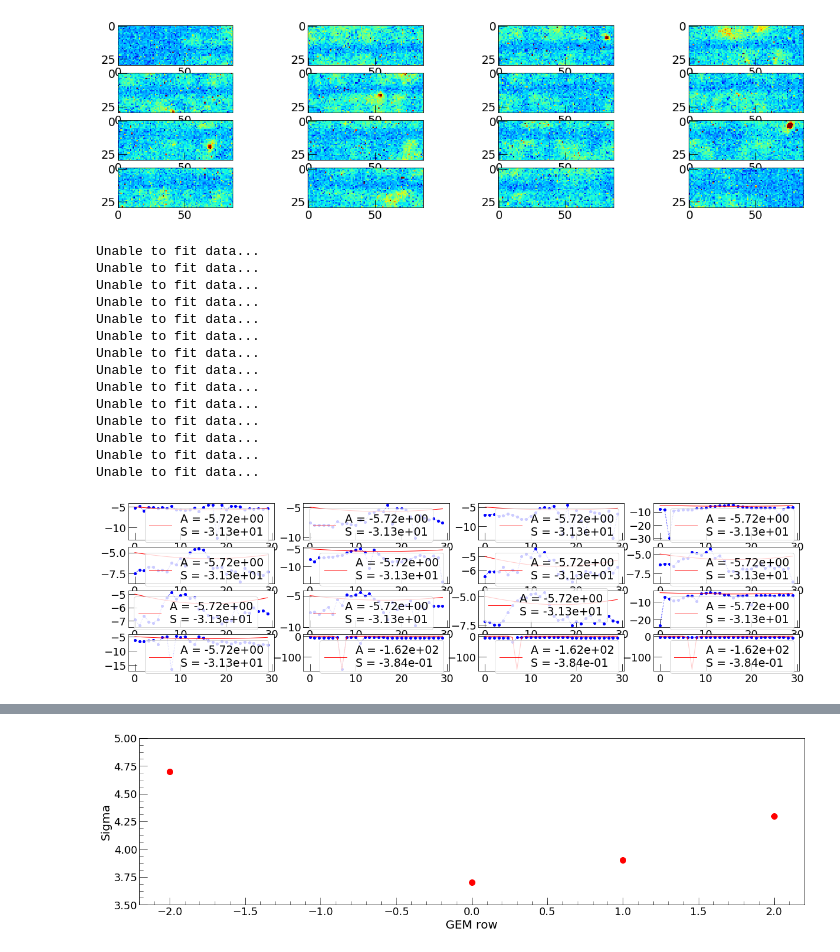
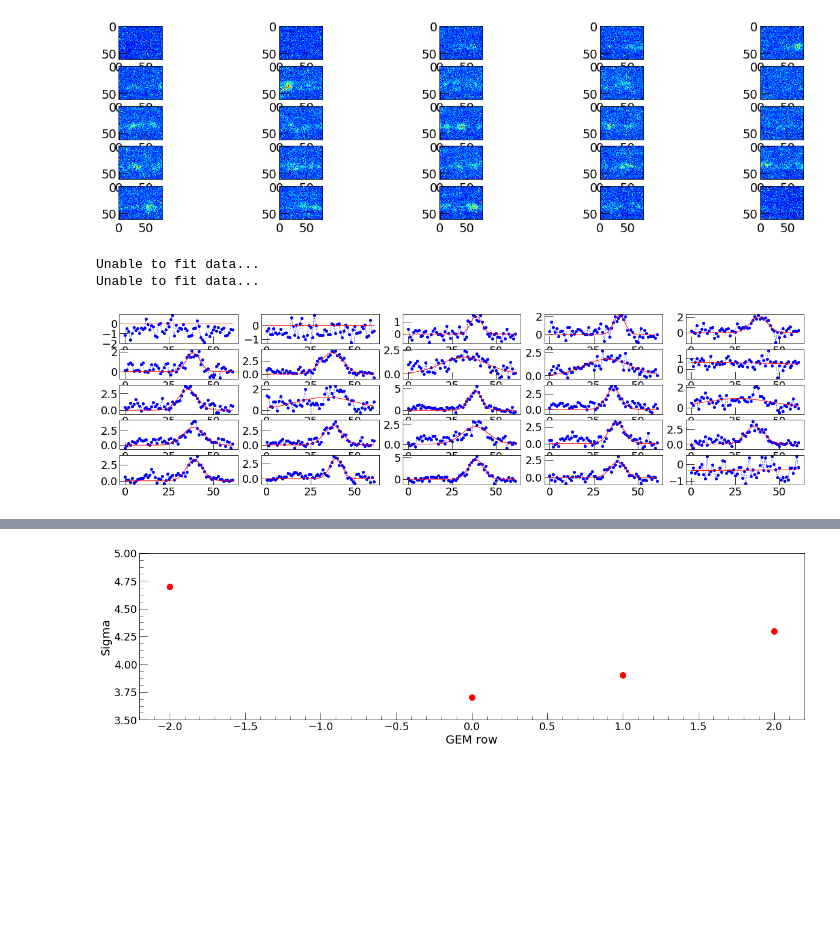
Before and after one commit to gmazzitelli/cygno, a Jupyter notebook: ImageProfiles-Calibration.ipynb, the cells around one changed output, grey strips where cells are left out. Saved outputs shown, nothing was run; the diff lists cells and outputs as text; code cells hidden in the pictures; blank space fills up the shorter version.

```diff
--- a/ImageProfiles-Calibration.ipynb
+++ b/ImageProfiles-Calibration.ipynb
@@ -49,6 +49,6 @@ Sigma mean: 7.00, sigma: 7.50, over th. (50) 102031
 # %%
 ###### avarege NumImage
-NumImage = 10
+NumImage = 1
 max_image=np.size(cy.swift_listdir(cy.file2FullPathCygnus(dataSelection, run, 'H5')))
 print ("# of Image Files: %d" % (max_image))
 for iImg in range(0, NumImage):
@@ -183,7 +220,11 @@ cy.set_atlas_style('long')
 # 0 - [900:940, 100:2048]
 #-1 - [1170:1210, 100:2048]
 #-2 - [1445:1475, 350:1750]
-imageCutted = image[360:390, 350:1750]
+#imageCutted = image[ys+30:ye-30,xs:xe]
+imageCutted = imgR[abs(ys+int((ye-ys)*m[0]))+20:
+                  abs(ye-int((ye-ys)*m[0]))-20,
+                  abs(xs-int((xe-xs)*m[0])):
+                  abs(xe+int((xe-xs)*m[0]))]
 plt.imshow(imageCutted, vmin=cimin,vmax=cimax, cmap='jet')
 
 plt.show()
@@ -202,15 +243,23 @@ ax[0].plot(xx, Xproj, 'r-', label='ph')
 ax[0].set_ylabel('average light profile [ph]')
 ax[0].set_xlabel('X [pixel]')
 ax[0].minorticks_on()
-ax[0].set_ylim(101,106)
+ax[0].set_ylim(100,110)
 ax[0].legend()
 
+#######
+Ymaen = Yproj.mean() #
+Ymin = Yproj.min() #
+######
 x0 = xy.size/2
 s0 = 5
-a0 = max(Yproj)
-ax[1].plot(xy, 105-Yproj, 'b+:', label='data')
+a0 = max(Yproj-Ymin)
+# a0 = max(Ymaen-Yproj) # NEGATIVE
+
+ax[1].plot(xy, Yproj-Ymin, 'b+:', label='data')
+# ax[1].plot(xy, Ymaen-Yproj, 'b+:', label='data') # NEGATIVE
 try:
-    popt,pcov = curve_fit(my.Gauss3, xy, 105-Yproj, p0=[a0, x0, s0])
+    popt,pcov = curve_fit(my.Gauss3, xy, Yproj-Ymin, p0=[a0, x0, s0])
+    # curve_fit(my.Gauss3, xy, Ymaen-Yproj, p0=[a0, x0, s0]) # NEGATIVE
     ax[1].plot(xy, my.Gauss3(xy, *popt), 'r-',
            label='Gauss fit   \nAmpl     = %.1f\nMean     = %.1f\nSigma   = %.1f' %
            (popt[0], popt[1], popt[2]))
@@ -273,62 +321,52 @@ Light, X: 4547936.65 / Y: 4702295.90 [ph]
 # %%
-nslide    = 4
+nslide    = 5
 fitVar    = np.ndarray((nslide*nslide, 3), dtype=np.float64)
 dy0 = imageCutted.shape[0]
 
 slide     = np.int(imageCutted.shape[1]/(nslide*nslide))
 f, axarr  = plt.subplots(nslide, nslide)
 e_slide   = 0
-xs = np.arange(0, dy0)
+xplot = np.arange(0, dy0)
 for j in range(0, nslide):
     for k in range(0, nslide):
         s_slide = e_slide
         e_slide = s_slide + slide
         axarr[j, k].imshow(imageCutted[0:,s_slide:e_slide], vmin=cimin,vmax=cimax, cmap='jet')
 
 plt.show()
 f, axarr  = plt.subplots(nslide, nslide)
 e_slide   = 0
 
 ji        = 0
 
 for j in range(0, nslide):
     for k in range(0, nslide):
         s_slide = e_slide
         e_slide = s_slide + slide
-        y  = np.mean(105-imageCutted[0:,s_slide:e_slide], axis=1)
+        y  = np.mean(imageCutted[0:,s_slide:e_slide]-Ymin, axis=1)
+        # y  = np.mean(Ymaen-imageCutted[0:,s_slide:e_slide], axis=1) #NEGATIVE
         a0 = Afit[0]
         x0 = Afit[1]
         s0 = Afit[2]
         try:
-            popt,pcov = curve_fit(my.Gauss3, xs, y, p0=[a0, x0, s0])
+            popt,pcov = curve_fit(my.Gauss3, xplot, y, p0=[a0, x0, s0])
             perr = np.sqrt(np.diag(pcov))
-            # print perr
+            fitVar[ji,] = popt
         except:
             print("Unable to fit data...")
+            fitVar[ji,] = [a0, x0, s0]
 
-        axarr[j, k].plot(xs, y, 'b:.')
-        axarr[j, k].plot(xs, my.Gauss3(xs, *popt), 'r-', label='A = %.2e\nS = %.2e' % (popt[0], popt[2]))
-        axarr[j, k].legend()
+        axarr[j, k].plot(xplot, y, 'b:.')
+        axarr[j, k].plot(xplot, my.Gauss3(xplot, *popt), 'r-', label='A = %.2e\nS = %.2e' % (popt[0], popt[2]))
+        #axarr[j, k].legend()
         fitVar[ji,] = popt
         ji+=1
 plt.show()
 # %% [output]
-[figure, old version]
+[figure, new version]
 Unable to fit data...
 Unable to fit data...
-Unable to fit data...
-Unable to fit data...
-Unable to fit data...
-Unable to fit data...
-Unable to fit data...
-Unable to fit data...
-Unable to fit data...
-Unable to fit data...
-Unable to fit data...
-Unable to fit data...
-Unable to fit data...
-Unable to fit data...
-[figure, old version]
+[figure, new version]
 # %%
 y = abs(fitVar[:,0])
 x = np.arange(0, y.shape[0])
```
Also changed, not shown: parts of 11 cells of this notebook, 31 other files.
